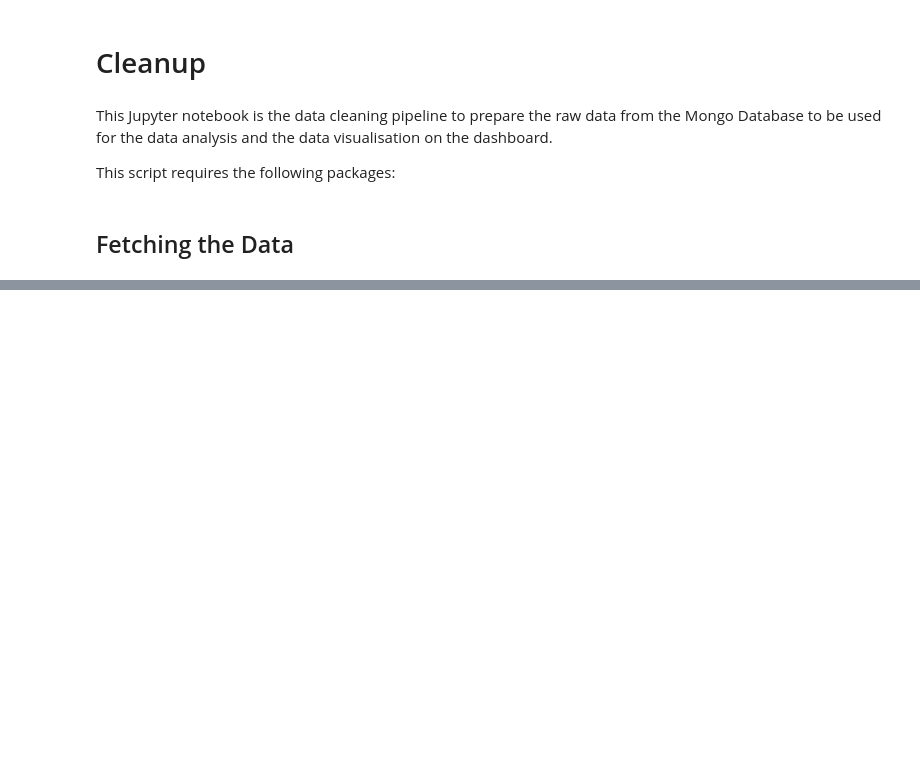
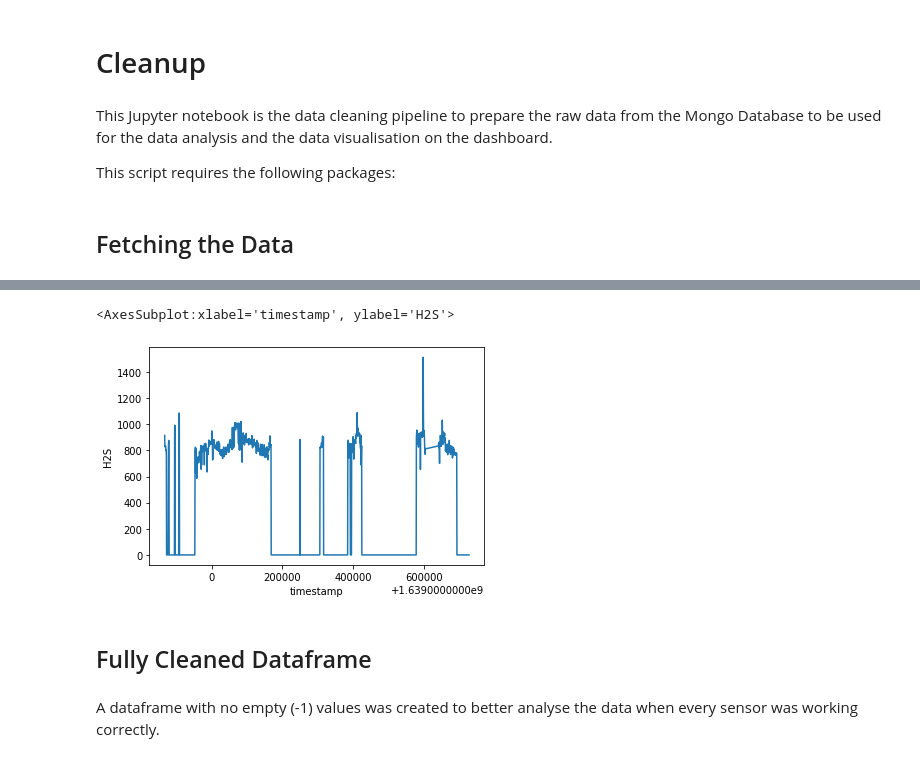
Before and after one commit to colinlaganier/DE4-SIOT, a Jupyter notebook: Data_Processing/Cleanup.ipynb, the cells around one changed output, grey strips where cells are left out. Cells and saved outputs as stored; diff of their text form; code cells hidden in the pictures; blank space fills up the shorter version.

Commit message:
added plots and datasets

```diff
--- a/Data_Processing/Cleanup.ipynb
+++ b/Data_Processing/Cleanup.ipynb
@@ -38,0 +81,8 @@ df
+# %%
+# Interpolating missing data if only one datapoint is missing
+
+for i in range(1, len(df)-1):
+    for column in df:
+        if (df.loc[i, column]) == -1:
+            if df.loc[i+1,column] != -1 and df.loc[i-1,column] != -1:
+                df.loc[i,column] = round((df.loc[i+1,column] + df.loc[i-1,column])/2)
@@ -38,0 +113,11 @@ df
+# %%
+# Initial H2S plot
+
+sns.lineplot(data=df, x="timestamp", y="H2S")
+# %% [output]
+<AxesSubplot:xlabel='timestamp', ylabel='H2S'>
+[figure, added]
+# %% [markdown]
+## Fully Cleaned Dataframe
+# %% [markdown]
+A dataframe with no empty (-1) values was created to better analyse the data when every sensor was working correctly.
```
Also changed, not shown: parts of 39 cells of this notebook, 27 other files.
